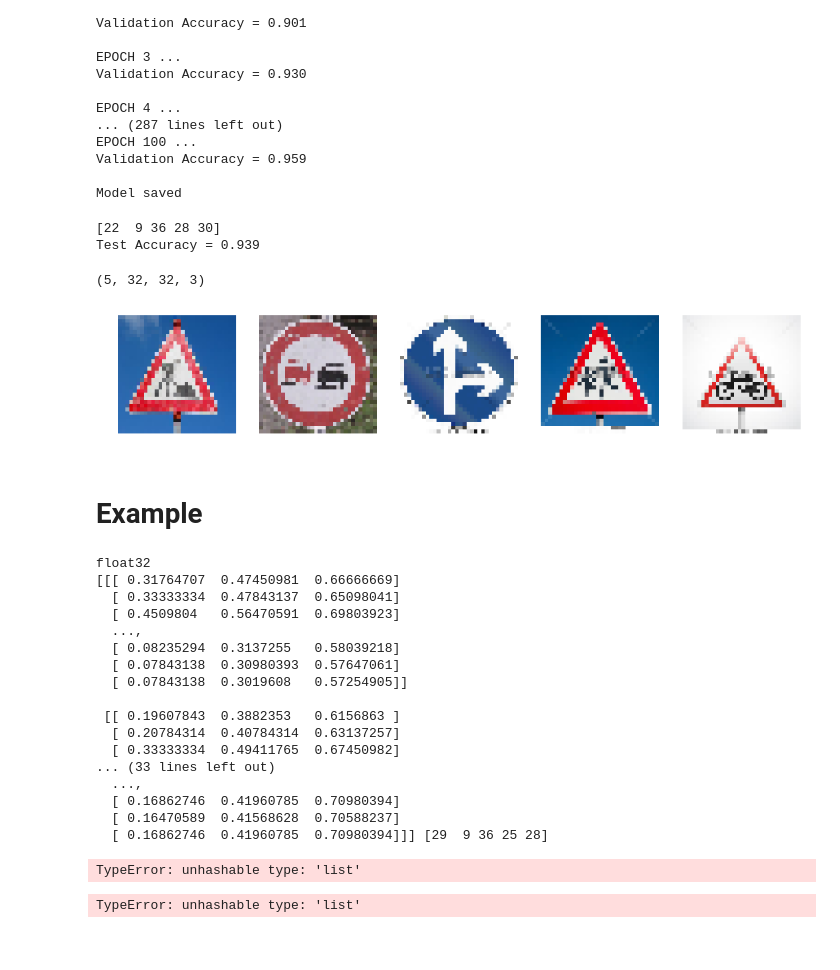
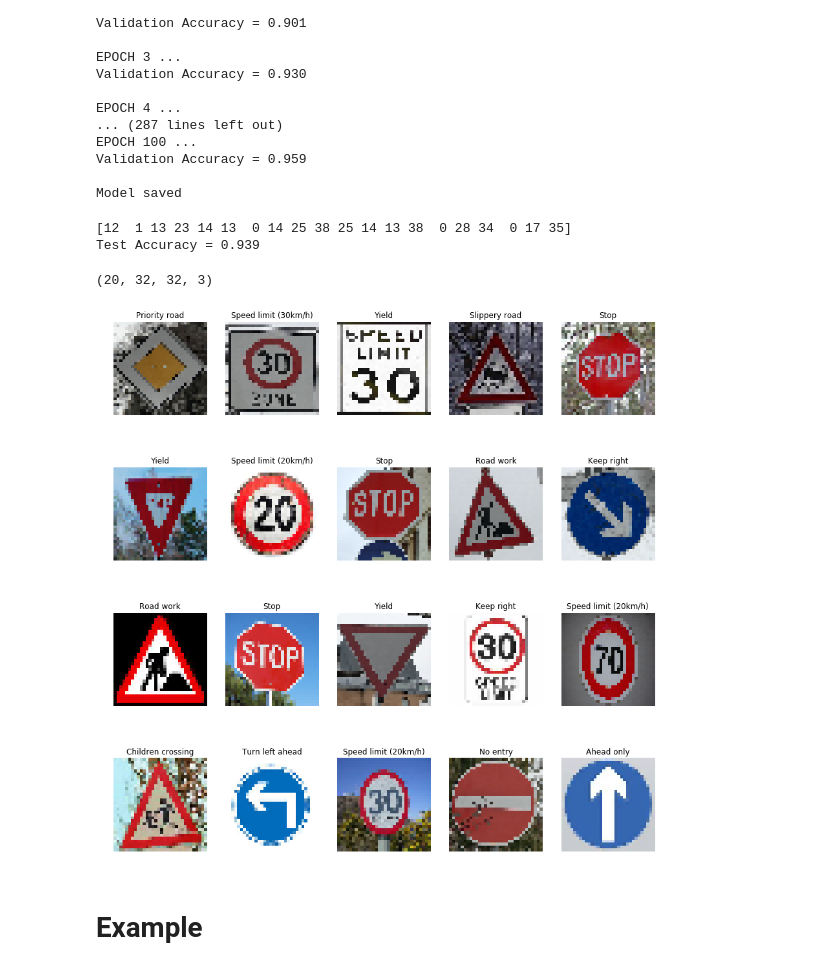
Before and after one commit to surjithbs17/TrafficSignClassification, a Jupyter notebook: TrafficSignClassification.ipynb, the cells around one changed output. Saved outputs shown, nothing was run; the diff lists cells and outputs as text; code cells hidden in the pictures; blank space fills up the shorter version.

Commit message:
Figured out the bug

```diff
--- a/TrafficSignClassification.ipynb
+++ b/TrafficSignClassification.ipynb
@@ -372,7 +372,7 @@ import cv2
 
 test_images = []
 test_y = np.array([29,9,36,25,28])
-path = './websigns/'
+path = './test/'
 prediction = tf.argmax(logits, 1)
 
 
@@ -390,15 +390,15 @@ with tf.Session() as sess:
     saver2 = tf.train.import_meta_graph('./lenet.meta')
     saver2.restore(sess, "./lenet")
 
-    test_accuracy = evaluate(test_images, test_y)
     test_accuracy = evaluate(X_test, y_test)
+    #realImage_accuracy = evaluate(test_images, test_y)
     output = sess.run(prediction,feed_dict={x:test_images,keep_prob:1.0})
     print(output)
     #print(X_test.shape)
     #print(X_test[0],y_test)
     print("Test Accuracy = {:.3f}".format(test_accuracy))
 # %% [output]
-[22  9 36 28 30]
+[12  1 13 23 14 13  0 14 25 38 25 14 13 38  0 28 34  0 17 35]
 Test Accuracy = 0.939
 # %%
 import csv
@@ -408,85 +408,36 @@ import matplotlib.pyplot as plt
 
 %matplotlib inline
 
 signnames = {}
 
 with open('signnames.csv', 'rt') as csvfile:
     signreader = csv.reader(csvfile)
     for x in signreader:
         signnames[x[0]] = x[1]
 
 test_images = []
-path = './websigns/'
+path = './test/'
 
 plt.figure(figsize=(15, 20))
 
 for image in os.listdir(path):
     img = cv2.imread(path + image)
     img = cv2.resize(img, (32,32))
     img = cv2.cvtColor(img, cv2.COLOR_BGR2RGB)
     test_images.append(img)
 
 test_images = np.array(test_images)
 test_images = test_images/255
 print(test_images.shape)
 for i, image in enumerate(test_images):
     grid = plt.subplot(len(test_images)/4,5,i+1)
     grid.imshow(image), plt.axis('off')
-    grid.set_title(signnames[output[i]])
+    grid.set_title(signnames[str(output[i])])
 
 
 plt.show()
 # %% [output]
-(5, 32, 32, 3)
+(20, 32, 32, 3)
-[figure, old version]
+[figure, new version]
 # %% [markdown]
 # Example
-# %%
-prediction = tf.argmax(logits, 1)
-
-# Redeclare in case you want to run this cell alone.
-#saver = tf.train.Saver()
-test_images = np.array(test_images)
-test_images = test_images.astype(np.float32)
-print(test_images.dtype)
-test_y = np.array([29,9,36,25,28])
-print(test_images[0],test_y)
-
-with tf.Session() as sess:
-    sess.run(tf.global_variables_initializer())
-    saver3 = tf.train.import_meta_graph('./lenet.meta')
-    saver3.restore(sess, "./lenet")
-    my_accuracy = evaluate(test_images, test_y)
-    print("Test Set Accuracy = {:.3f}".format(my_accuracy))
-# %% [output]
-float32
-[[[ 0.31764707  0.47450981  0.66666669]
-  [ 0.33333334  0.47843137  0.65098041]
-  [ 0.4509804   0.56470591  0.69803923]
-  ...,
-  [ 0.08235294  0.3137255   0.58039218]
-  [ 0.07843138  0.30980393  0.57647061]
-  [ 0.07843138  0.3019608   0.57254905]]
-
- [[ 0.19607843  0.3882353   0.6156863 ]
-  [ 0.20784314  0.40784314  0.63137257]
-  [ 0.33333334  0.49411765  0.67450982]
-... (33 lines left out)
-  ...,
-  [ 0.16862746  0.41960785  0.70980394]
-  [ 0.16470589  0.41568628  0.70588237]
-  [ 0.16862746  0.41960785  0.70980394]]] [29  9 36 25 28]
-TypeError: unhashable type: 'list'
-# %%
-softmax_logits = tf.nn.softmax(logits)
-top_k = tf.nn.top_k(softmax_logits, k=3)
-
-
-with tf.Session() as sess:
-    sess.run(tf.global_variables_initializer())
-    saver = tf.train.import_meta_graph('./lenet.meta')
-    saver.restore(sess, "./lenet")
-    my_softmax_logits = sess.run(softmax_logits, feed_dict={x: test_images, keep_prob :1.0})
-    my_top_k = sess.run(top_k, feed_dict={x: test_images, kp: 1.0})
-# %% [output]
-TypeError: unhashable type: 'list'
```
Also changed, not shown: parts of 1 cell of this notebook.
